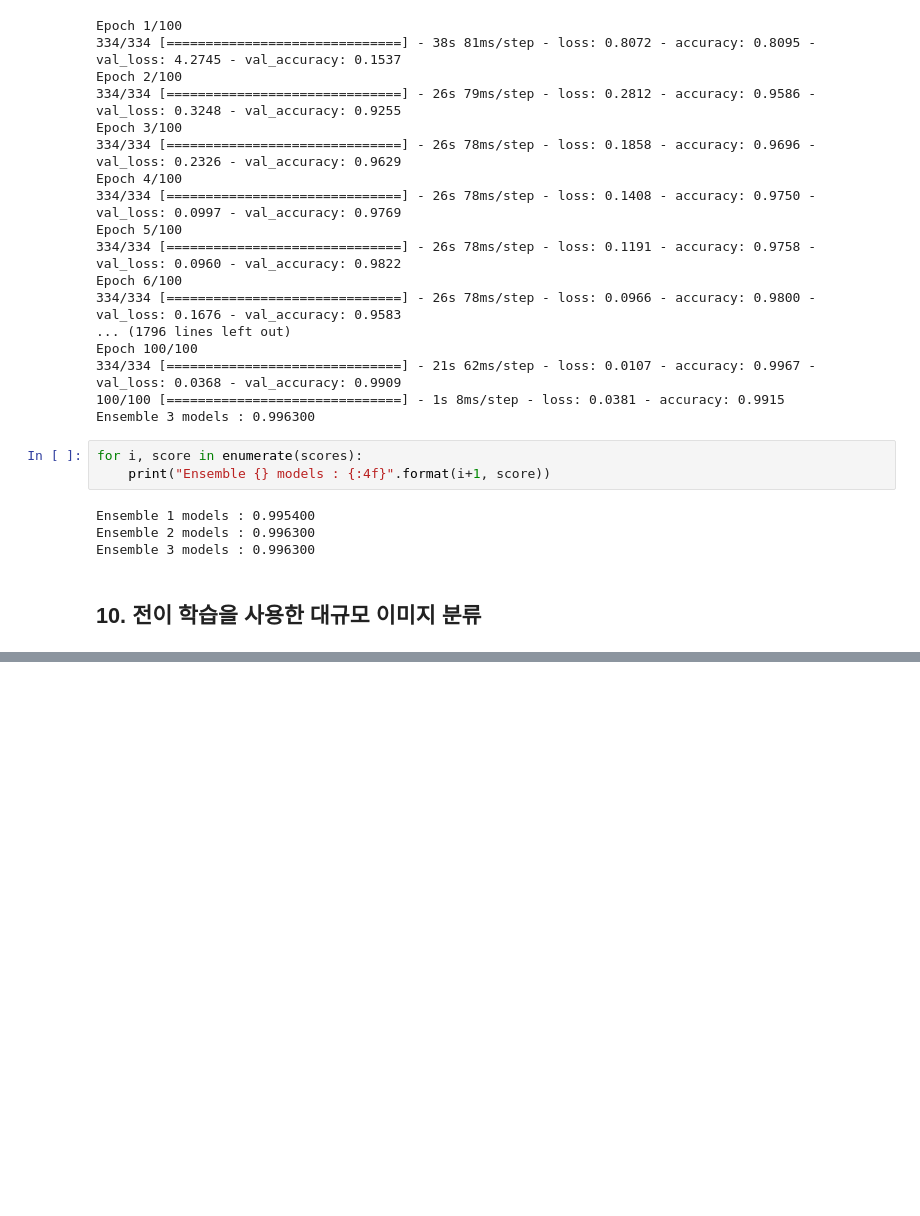
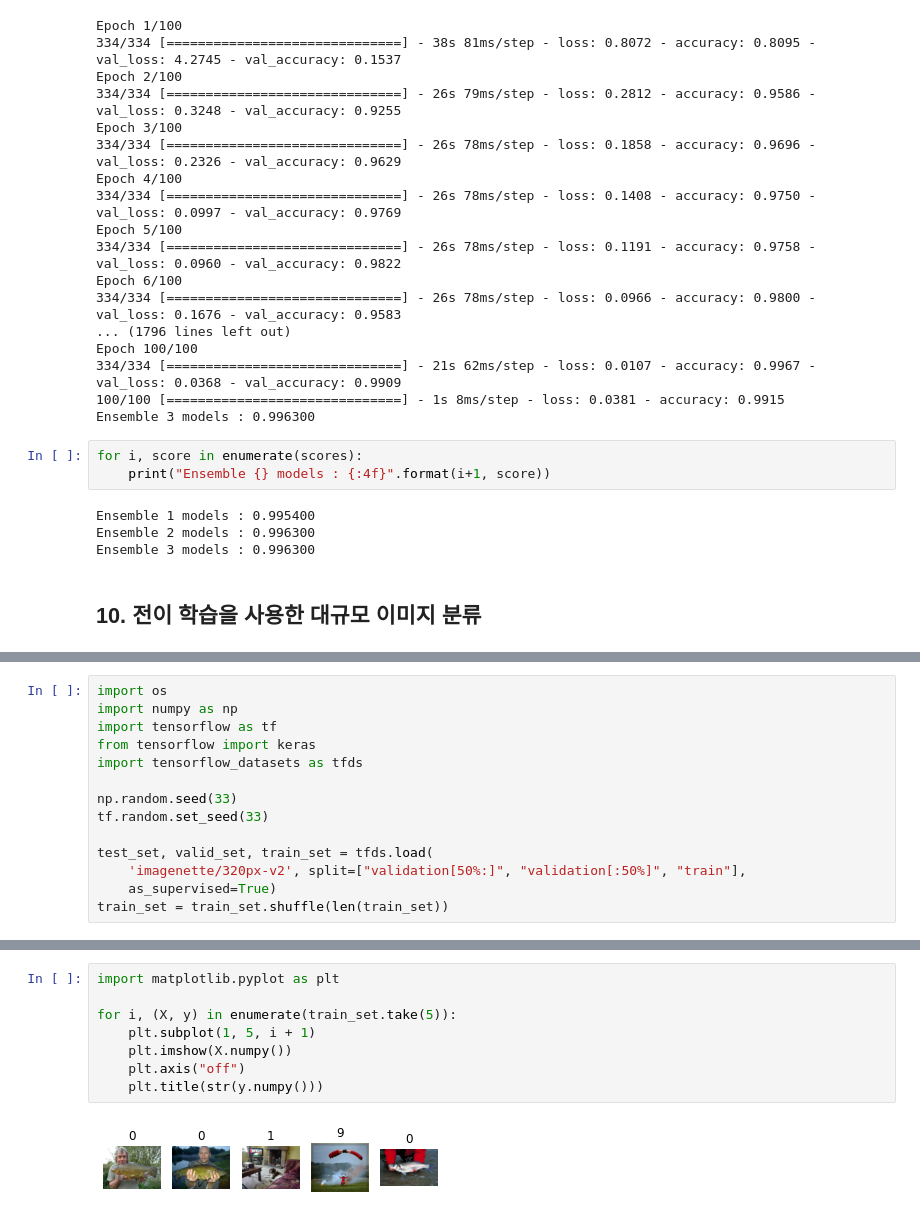
Before and after one commit to sim-so/HandsOnML, a Jupyter notebook: 14_CNN_Practice.ipynb, the cells around one changed output, grey strips where cells are left out. Cells and saved outputs as stored; diff of their text form; blank space fills up the shorter version.

```diff
--- a/14_CNN_Practice.ipynb
+++ b/14_CNN_Practice.ipynb
@@ -693,0 +678,14 @@ Ensemble 3 models : 0.996300
+# %%
+import os
+import numpy as np
+import tensorflow as tf
+from tensorflow import keras
+import tensorflow_datasets as tfds
+
+np.random.seed(33)
+tf.random.set_seed(33)
+
+test_set, valid_set, train_set = tfds.load(
+    'imagenette/320px-v2', split=["validation[50%:]", "validation[:50%]", "train"],
+    as_supervised=True)
+train_set = train_set.shuffle(len(train_set))
@@ -693,0 +698,10 @@ Ensemble 3 models : 0.996300
+# %%
+import matplotlib.pyplot as plt
+
+for i, (X, y) in enumerate(train_set.take(5)):
+    plt.subplot(1, 5, i + 1)
+    plt.imshow(X.numpy())
+    plt.axis("off")
+    plt.title(str(y.numpy()))
+# %% [output]
+[figure, added]
```
Also changed, not shown: parts of 16 cells of this notebook.
